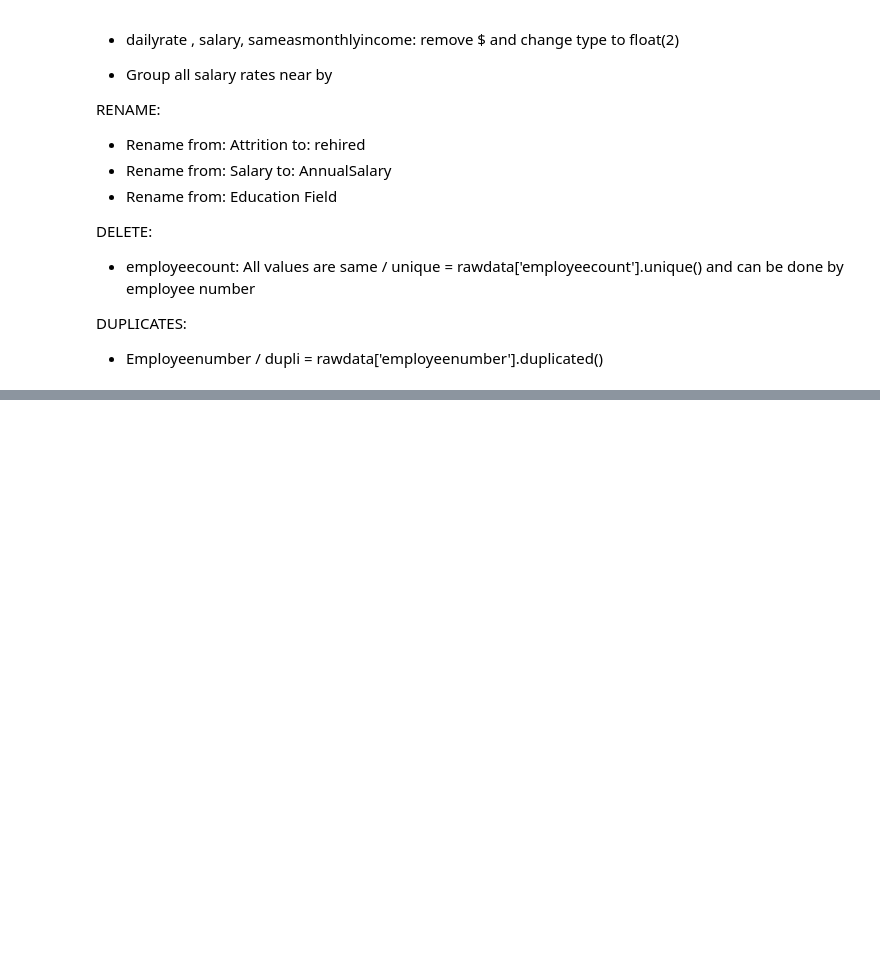
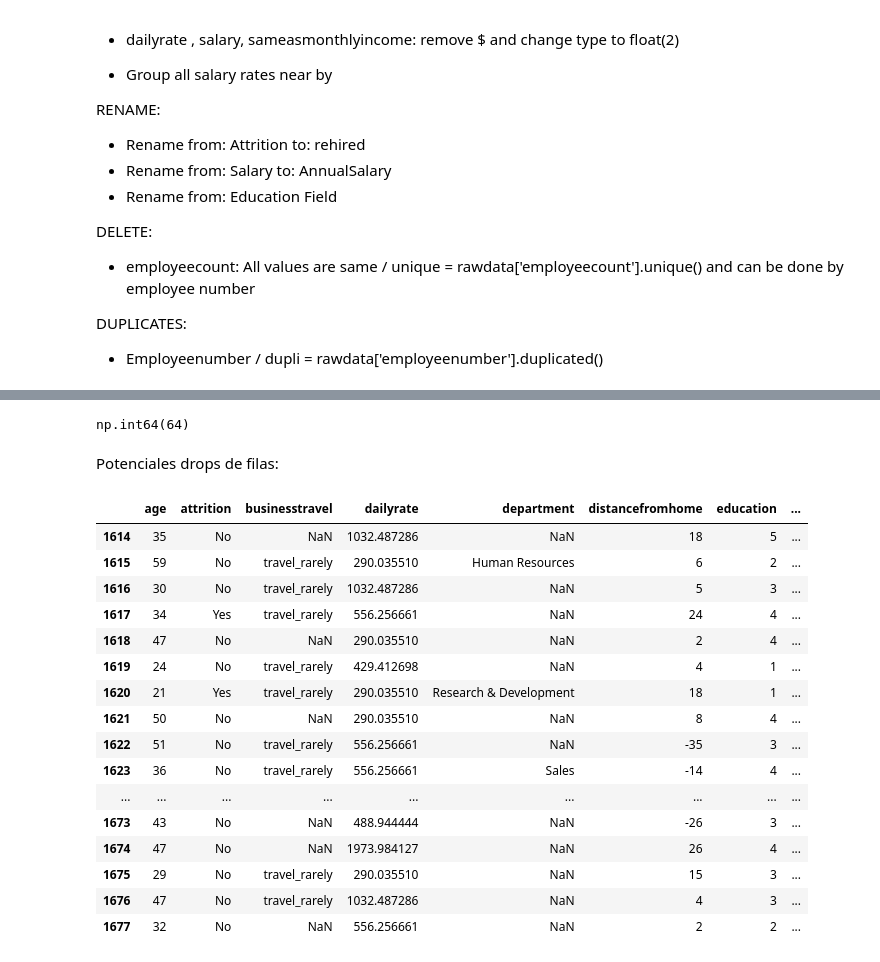
Before and after one commit to CibiPB/project-da-promo-49-INTERNO, a Jupyter notebook: Notebooks/v1.ipynb, the cells around one changed output, grey strips where cells are left out. Drawn from its saved outputs; the diff is of its cells as text; code cells hidden in the pictures; blank space fills up the shorter version.

```diff
--- a/Notebooks/v1.ipynb
+++ b/Notebooks/v1.ipynb
@@ -44,0 +62,30 @@ DUPLICATES:
+# %%
+rawdata.duplicated().sum()
+# %% [output]
+np.int64(64)
+# %%
+pd.set_option('display.max_rows', None) #para mostrar todas las filas
+# %%
+pd.set_option('display.max_columns', None) #para mostrar todas las columnas
+# %% [markdown]
+Potenciales drops de filas:
+# %%
+rawdata[rawdata.duplicated()] #buscar para mover la columna de employeenumber
+# %% [output]
+|  | age | attrition | businesstravel | dailyrate | department | distancefromhome | education | ... |
+| 1614 | 35 | No | NaN | 1032.487286 | NaN | 18 | 5 | ... |
+| 1615 | 59 | No | travel_rarely | 290.035510 | Human Resources | 6 | 2 | ... |
+| 1616 | 30 | No | travel_rarely | 1032.487286 | NaN | 5 | 3 | ... |
+| 1617 | 34 | Yes | travel_rarely | 556.256661 | NaN | 24 | 4 | ... |
+| 1618 | 47 | No | NaN | 290.035510 | NaN | 2 | 4 | ... |
+| 1619 | 24 | No | travel_rarely | 429.412698 | NaN | 4 | 1 | ... |
+| 1620 | 21 | Yes | travel_rarely | 290.035510 | Research & Development | 18 | 1 | ... |
+| 1621 | 50 | No | NaN | 290.035510 | NaN | 8 | 4 | ... |
+| 1622 | 51 | No | travel_rarely | 556.256661 | NaN | -35 | 3 | ... |
+| 1623 | 36 | No | travel_rarely | 556.256661 | Sales | -14 | 4 | ... |
+| ... | ... | ... | ... | ... | ... | ... | ... | ... |
+| 1673 | 43 | No | NaN | 488.944444 | NaN | -26 | 3 | ... |
+| 1674 | 47 | No | NaN | 1973.984127 | NaN | 26 | 4 | ... |
+| 1675 | 29 | No | travel_rarely | 290.035510 | NaN | 15 | 3 | ... |
+| 1676 | 47 | No | travel_rarely | 1032.487286 | NaN | 4 | 3 | ... |
+| 1677 | 32 | No | NaN | 556.256661 | NaN | 2 | 2 | ... |
```
Also changed, not shown: parts of 5 cells of this notebook.
